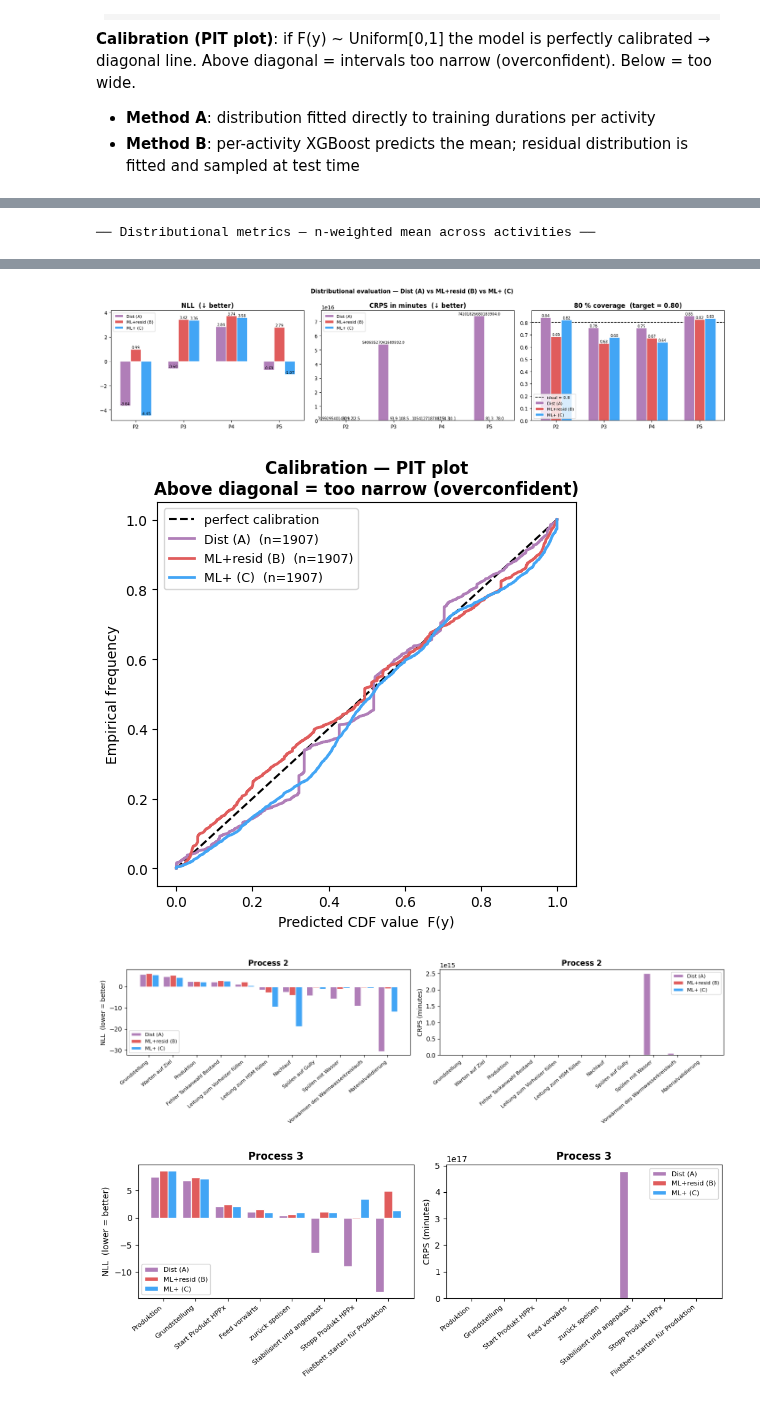
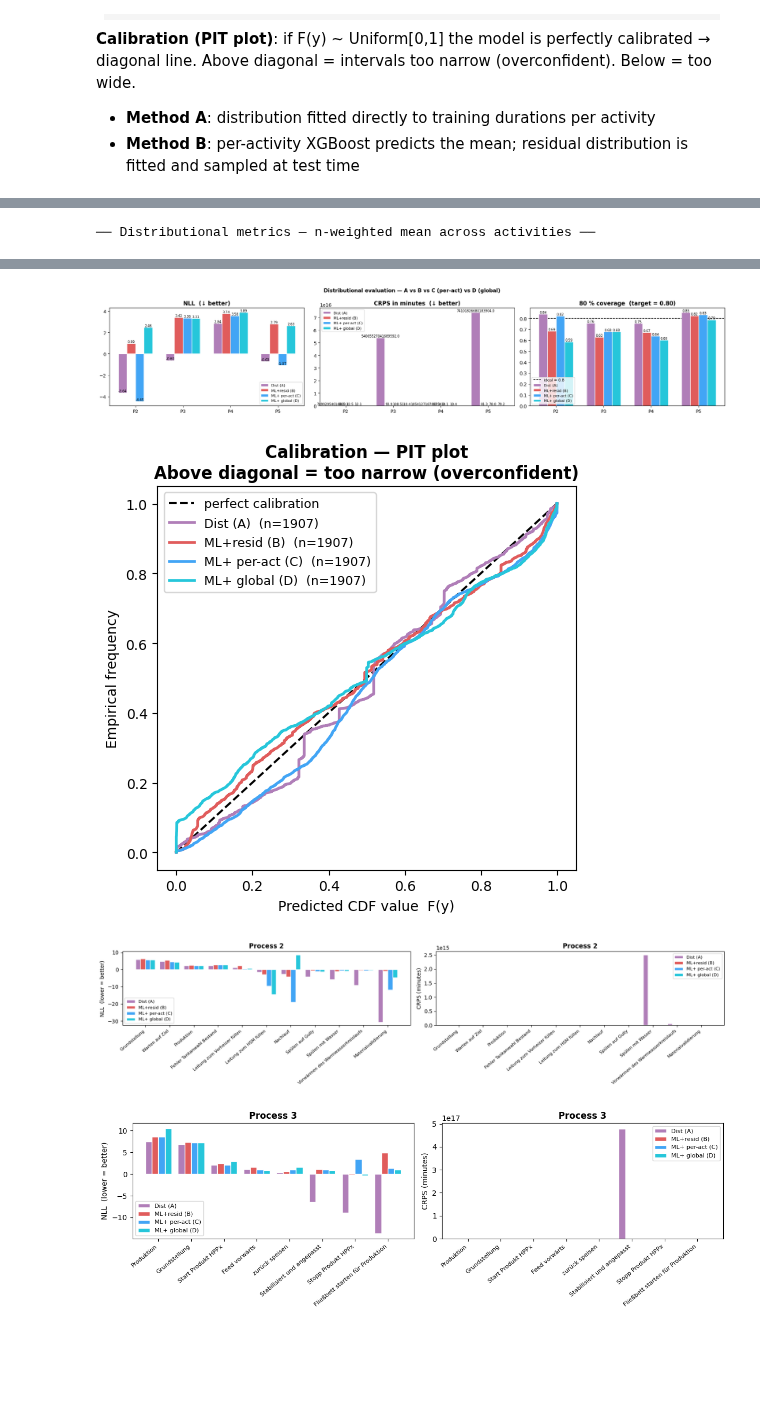
Before and after one commit to zapataunipaderborn/process_energy_demand_modelling, a Jupyter notebook: src/duration_prediction_benchmark.ipynb, the cells around one changed output, grey strips where cells are left out. Drawn from its saved outputs; the diff is of its cells as text; code cells hidden in the pictures; blank space fills up the shorter version.

```diff
--- a/src/duration_prediction_benchmark.ipynb
+++ b/src/duration_prediction_benchmark.ipynb
@@ -576,7 +577,16 @@ def run_process(process_id):
             y_pred_mre[pos] = activity_means.get(act, global_mean)
     y_pred_mre[np.isnan(y_pred_mre)] = global_mean
 
-    # ── 6. ML+: auto model selection + temporal/context + target-encoding ─────
+    # ── 6. ML+ global: one auto-selected model trained on all activities ───────
+    global_mlp_tuple, _ = _fit_mlp_model_with_oof(df_train, mlp_feat_cols)
+    if global_mlp_tuple is not None:
+        X_te_g = df_test_r[mlp_feat_cols].apply(pd.to_numeric, errors='coerce').fillna(0).values
+        y_pred_mlpg = _predict_mlp(global_mlp_tuple, X_te_g)
+        print(f'  ML+ global selected: {global_mlp_tuple[2]}')
+    else:
+        y_pred_mlpg = np.full(len(df_test_r), global_mean)
+
+    # ── 7. ML+ per-act: auto model selection + temporal/context + target-encoding
     act_mlp_models = {}
     for act, sub in df_train.groupby('activity'):
         model_tuple, _ = _fit_mlp_model_with_oof(sub, mlp_feat_cols)
@@ -584,7 +594,7 @@ def run_process(process_id):
             act_mlp_models[act] = model_tuple
     from collections import Counter as _Ctr
     _tc = _Ctr(t for _, _, t in act_mlp_models.values())
-    print(f'  ML+ model selection: ' + ', '.join(f'{n}×{t}' for t, n in _tc.most_common()))
+    print(f'  ML+ per-act selection: ' + ', '.join(f'{n}×{t}' for t, n in _tc.most_common()))
 
     y_pred_mlp = np.full(len(df_test_r), np.nan)
     for act in df_test_r['activity'].unique():
@@ -618,6 +628,9 @@ def run_process(process_id):
         'mre_mae'  : mean_absolute_error(y_test, y_pred_mre),
         'mre_r2'   : r2_score(y_test, y_pred_mre),
         'mre_wape' : wape(y_test, y_pred_mre),
+        'mlpg_mae' : mean_absolute_error(y_test, y_pred_mlpg),
+        'mlpg_r2'  : r2_score(y_test, y_pred_mlpg),
+        'mlpg_wape': wape(y_test, y_pred_mlpg),
         'mlp_mae'  : mean_absolute_error(y_test, y_pred_mlp),
         'mlp_r2'   : r2_score(y_test, y_pred_mlp),
         'mlp_wape' : wape(y_test, y_pred_mlp),
@@ -629,7 +642,8 @@ def run_process(process_id):
         ('ML per-act    ', (row['pa_mae'],    row['pa_r2'],    row['pa_wape'])),
         ('Dist (median) ', (row['dist_mae'],  row['dist_r2'],  row['dist_wape'])),
         ('ML + resid    ', (row['mre_mae'],   row['mre_r2'],   row['mre_wape'])),
-        ('ML+           ', (row['mlp_mae'],   row['mlp_r2'],   row['mlp_wape'])),
+        ('ML+ global    ', (row['mlpg_mae'],  row['mlpg_r2'],  row['mlpg_wape'])),
+        ('ML+ per-act   ', (row['mlp_mae'],   row['mlp_r2'],   row['mlp_wape'])),
     ]:
         print(f'  {label}— MAE: {mae:.2f} min  R²: {r2:+.3f}  WAPE: {wp:.3f}')
 
@@ -1095,7 +1152,8 @@ summary = (
         k: wt_nanmean(g, k)
         for k in ['A_nll','A_crps','A_cov80',
                   'B_nll','B_crps','B_cov80',
-                  'C_nll','C_crps','C_cov80']
+                  'C_nll','C_crps','C_cov80',
+                  'D_nll','D_crps','D_cov80']
     }))
 )
 print('── Distributional metrics — n-weighted mean across activities ──')
@@ -1103,35 +1161,37 @@ display(summary.round(3).rename(columns={
     'A_nll':'A NLL',  'A_crps':'A CRPS',  'A_cov80':'A cov80',
     'B_nll':'B NLL',  'B_crps':'B CRPS',  'B_cov80':'B cov80',
     'C_nll':'C NLL',  'C_crps':'C CRPS',  'C_cov80':'C cov80',
+    'D_nll':'D NLL',  'D_crps':'D CRPS',  'D_cov80':'D cov80',
 }))
 
 # ── Bar charts: NLL, CRPS, Coverage ──────────────────────────────────────────
 processes = summary.index.tolist()
 x = np.arange(len(processes))
-w = 0.22
+w = 0.18
 labels = [f'P{p}' for p in processes]
 
-fig, axes = plt.subplots(1, 3, figsize=(17, 4))
-for ax, (a_col, b_col, c_col, title, fmt, ref) in zip(axes, [
-    ('A_nll',   'B_nll',   'C_nll',   'NLL  (↓ better)',               '.2f', None),
-    ('A_crps',  'B_crps',  'C_crps',  'CRPS in minutes  (↓ better)',   '.1f', None),
-    ('A_cov80', 'B_cov80', 'C_cov80', '80 % coverage  (target = 0.80)', '.2f', 0.80),
+fig, axes = plt.subplots(1, 3, figsize=(19, 4))
+for ax, (a_col, b_col, c_col, d_col, title, fmt, ref) in zip(axes, [
+    ('A_nll',   'B_nll',   'C_nll',   'D_nll',   'NLL  (↓ better)',               '.2f', None),
+    ('A_crps',  'B_crps',  'C_crps',  'D_crps',  'CRPS in minutes  (↓ better)',   '.1f', None),
+    ('A_cov80', 'B_cov80', 'C_cov80', 'D_cov80', '80 % coverage  (target = 0.80)', '.2f', 0.80),
 ]):
-    ba = ax.bar(x - w,   summary[a_col], w, label='Dist (A)',      color=COLORS['dist'], edgecolor='white')
-    bb = ax.bar(x,       summary[b_col], w, label='ML+resid (B)',  color=COLORS['mre'],  edgecolor='white')
-    bc = ax.bar(x + w,   summary[c_col], w, label='ML+ (C)',       color=COLORS['mlp'],  edgecolor='white')
+    ba = ax.bar(x - 1.5*w, summary[a_col], w, label='Dist (A)',         color=COLORS['dist'], edgecolor='white')
+    bb = ax.bar(x - 0.5*w, summary[b_col], w, label='ML+resid (B)',     color=COLORS['mre'],  edgecolor='white')
+    bc = ax.bar(x + 0.5*w, summary[c_col], w, label='ML+ per-act (C)',  color=COLORS['mlp'],  edgecolor='white')
+    bd = ax.bar(x + 1.5*w, summary[d_col], w, label='ML+ global (D)',   color=COLORS['mlpg'], edgecolor='white')
     if ref is not None:
         ax.axhline(ref, color='black', linewidth=1.2, linestyle='--', zorder=0, label=f'ideal = {ref}')
     ax.set_xticks(x); ax.set_xticklabels(labels, fontsize=10)
     ax.set_title(title, fontweight='bold')
     ax.legend(fontsize=8)
-    for bar in list(ba) + list(bb) + list(bc):
+    for bar in list(ba) + list(bb) + list(bc) + list(bd):
         h = bar.get_height()
         if np.isfinite(h):
             ax.text(bar.get_x() + bar.get_width()/2, h, f'{h:{fmt}}',
                     ha='center', va='bottom', fontsize=7)
 
-plt.suptitle('Distributional evaluation — Dist (A) vs ML+resid (B) vs ML+ (C)',
+plt.suptitle('Distributional evaluation — A vs B vs C (per-act) vs D (global)',
              fontweight='bold', fontsize=11)
 plt.tight_layout()
 plt.show()
@@ -1140,9 +1200,10 @@ plt.show()
 fig, ax = plt.subplots(figsize=(5, 5))
 ax.plot([0, 1], [0, 1], 'k--', lw=1.5, label='perfect calibration')
 for pit_vals, label, color in [
-    (pit_A_all, 'Dist (A)',      COLORS['dist']),
-    (pit_B_all, 'ML+resid (B)',  COLORS['mre']),
-    (pit_C_all, 'ML+ (C)',       COLORS['mlp']),
+    (pit_A_all, 'Dist (A)',          COLORS['dist']),
+    (pit_B_all, 'ML+resid (B)',      COLORS['mre']),
+    (pit_C_all, 'ML+ per-act (C)',   COLORS['mlp']),
+    (pit_D_all, 'ML+ global (D)',    COLORS['mlpg']),
 ]:
     v = np.sort([p for p in pit_vals if np.isfinite(p)])
     n = len(v)
@@ -1164,14 +1225,15 @@ for pid in [2, 3, 4, 5]:
     n_act = len(sub)
     x_a   = np.arange(n_act)
 
-    fig, axes = plt.subplots(1, 2, figsize=(max(8, n_act * 1.3), 4))
-    for ax, (a_col, b_col, c_col, ylabel) in zip(axes, [
-        ('A_nll',  'B_nll',  'C_nll',  'NLL  (lower = better)'),
-        ('A_crps', 'B_crps', 'C_crps', 'CRPS (minutes)'),
+    fig, axes = plt.subplots(1, 2, figsize=(max(8, n_act * 1.5), 4))
+    for ax, (a_col, b_col, c_col, d_col, ylabel) in zip(axes, [
+        ('A_nll',  'B_nll',  'C_nll',  'D_nll',  'NLL  (lower = better)'),
+        ('A_crps', 'B_crps', 'C_crps', 'D_crps', 'CRPS (minutes)'),
     ]):
-        ax.bar(x_a - 0.27, sub[a_col], 0.27, label='Dist (A)',     color=COLORS['dist'], edgecolor='white')
-        ax.bar(x_a,        sub[b_col], 0.27, label='ML+resid (B)', color=COLORS['mre'],  edgecolor='white')
-        ax.bar(x_a + 0.27, sub[c_col], 0.27, label='ML+ (C)',      color=COLORS['mlp'],  edgecolor='white')
+        ax.bar(x_a - 1.5*0.2, sub[a_col], 0.2, label='Dist (A)',        color=COLORS['dist'], edgecolor='white')
+        ax.bar(x_a - 0.5*0.2, sub[b_col], 0.2, label='ML+resid (B)',    color=COLORS['mre'],  edgecolor='white')
+        ax.bar(x_a + 0.5*0.2, sub[c_col], 0.2, label='ML+ per-act (C)', color=COLORS['mlp'],  edgecolor='white')
+        ax.bar(x_a + 1.5*0.2, sub[d_col], 0.2, label='ML+ global (D)',  color=COLORS['mlpg'], edgecolor='white')
         ax.set_xticks(x_a)
         ax.set_xticklabels(sub.index, rotation=40, ha='right', fontsize=8)
         ax.set_ylabel(ylabel)
@@ -1191,4 +1253,4 @@ for pid in [2, 3, 4, 5]:
-[figure, old version]
+[figure, new version]
-[figure, old version]
+[figure, new version]
-[figure, old version]
+[figure, new version]
-[figure, old version]
+[figure, new version]
```
Also changed, not shown: parts of 8 cells of this notebook.
